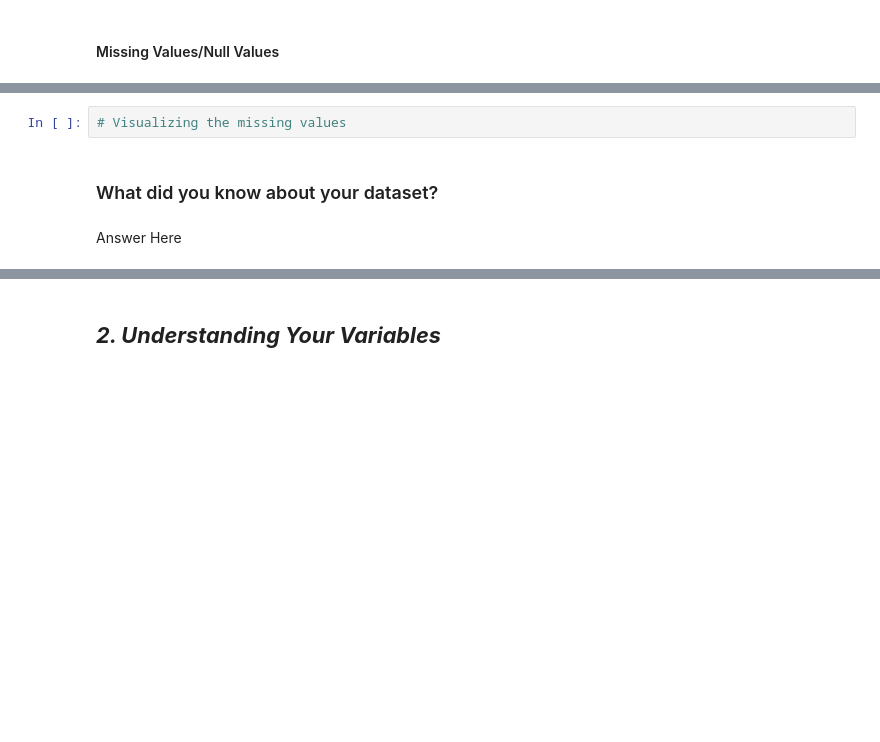
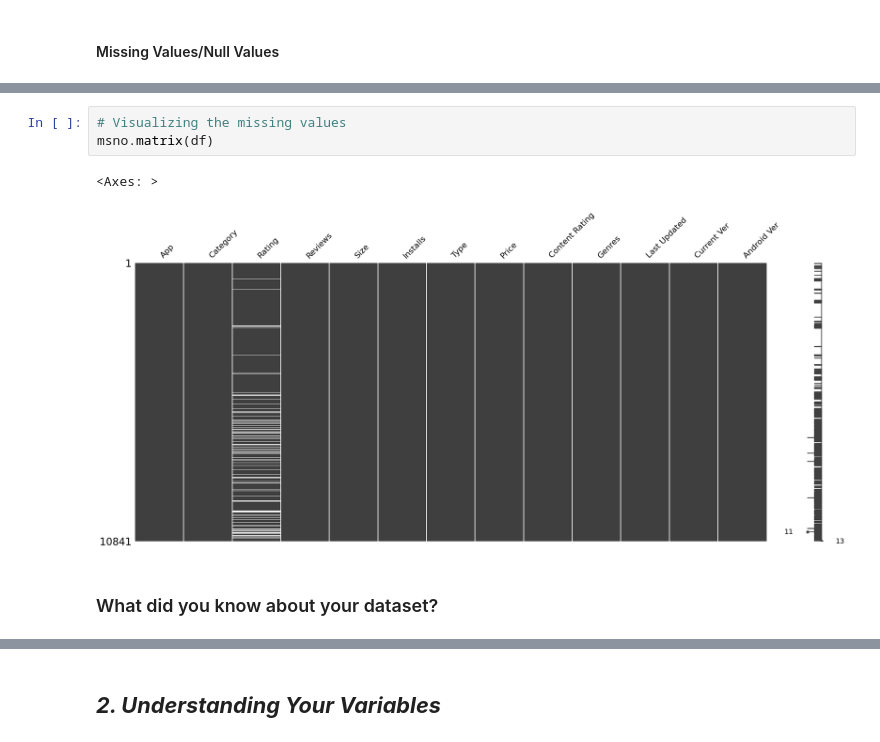
Before and after one commit to lukedanieldone/Play-Store-EDA, a Jupyter notebook: Playstore_EDA_Analysis.ipynb, the cells around one changed output, grey strips where cells are left out. Drawn from its saved outputs; the diff is of its cells as text; blank space fills up the shorter version.

```diff
--- a/Playstore_EDA_Analysis.ipynb
+++ b/Playstore_EDA_Analysis.ipynb
@@ -162,6 +214,8 @@ df.shape
 # %%
 # Visualizing the missing values
+msno.matrix(df)
+# %% [output]
+<Axes: >
+[figure, added]
 # %% [markdown]
 ### What did you know about your dataset?
-# %% [markdown]
-Answer Here
```
Also changed, not shown: parts of 19 cells of this notebook.
